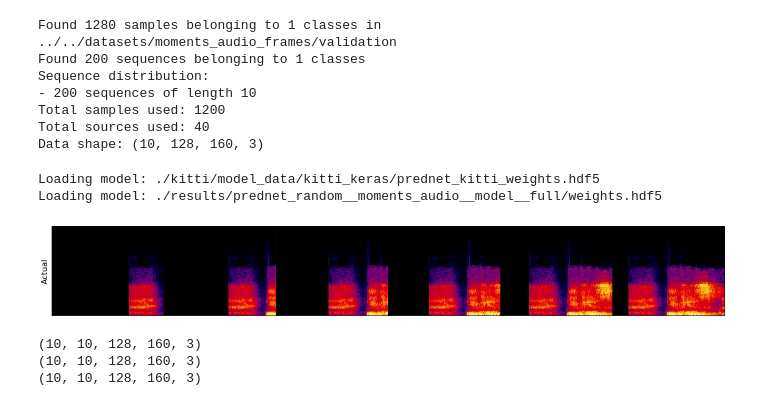
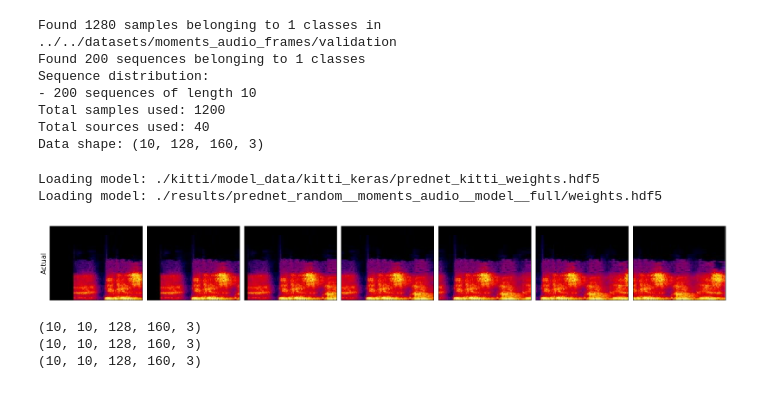
Before and after one commit to thefonseca/predictive-coding, a Jupyter notebook: models/prednet/frame_prediction_audio.ipynb, the cells around one changed output. Drawn from its saved outputs; the diff is of its cells as text; code cells hidden in the pictures.

Commit message:
fix audio predictions

```diff
--- a/models/prednet/frame_prediction_audio.ipynb
+++ b/models/prednet/frame_prediction_audio.ipynb
@@ -61,13 +62,13 @@ def predict_frames(model, actual_frames):
         X_hat = np.transpose(X_hat, (0, 1, 3, 4, 2))
     return X_hat
 
-def plot(frames, label):
+def plot(frames, label=None, plot_save_dir='./results'):
     # Plot some predictions
     n_timesteps =  frames.shape[0]
     aspect_ratio = float(frames.shape[1]) / frames.shape[2]
     plt.figure(figsize = (4 * n_timesteps, 8 * aspect_ratio))
     gs = gridspec.GridSpec(2, n_timesteps)
-    gs.update(wspace=0., hspace=0.)
+    gs.update(wspace=.02, hspace=0.)
     #plot_save_dir = os.path.join(results_dir, 'prediction_plots/')
     #if not os.path.exists(plot_save_dir): os.makedirs(plot_save_dir)
 
@@ -78,9 +79,12 @@ def plot(frames, label):
                         bottom=False, top=False,
                         left=False, right=False,
                         labelbottom=False, labelleft=False)
-        if t==0: plt.ylabel(label, fontsize=16)
+        #if t==0 and label: plt.ylabel(label, fontsize=16)
+        frame_dir = os.path.join(plot_save_dir, 'audio_frames')
+        if not os.path.exists(frame_dir):
+            os.makedirs(frame_dir)
 
-    #plt.savefig(plot_save_dir +  'plot_' + str(i) + '.png')
+    #plt.savefig(os.path.join(frame_dir, 'plot_' + label + '.svg'))
     #plt.clf()
     plt.show()
 # %%
@@ -111,9 +118,9 @@ Loading model: ./results/prednet_random__moments_audio__model__full/weights.hdf5
 # %%
 X, y, sources = next(iterator)
 # %%
-plot(X[5, 4:10], 'Actual')
+plot(X[6, 3:], 'Actual')
 # %% [output]
-[figure, old version]
+[figure, new version]
 # %%
 X_hat_random = predict_frames(model_prediction_random, X)
 print(X_hat_random.shape)
```
Also changed, not shown: parts of 4 cells of this notebook, 1 other file.
